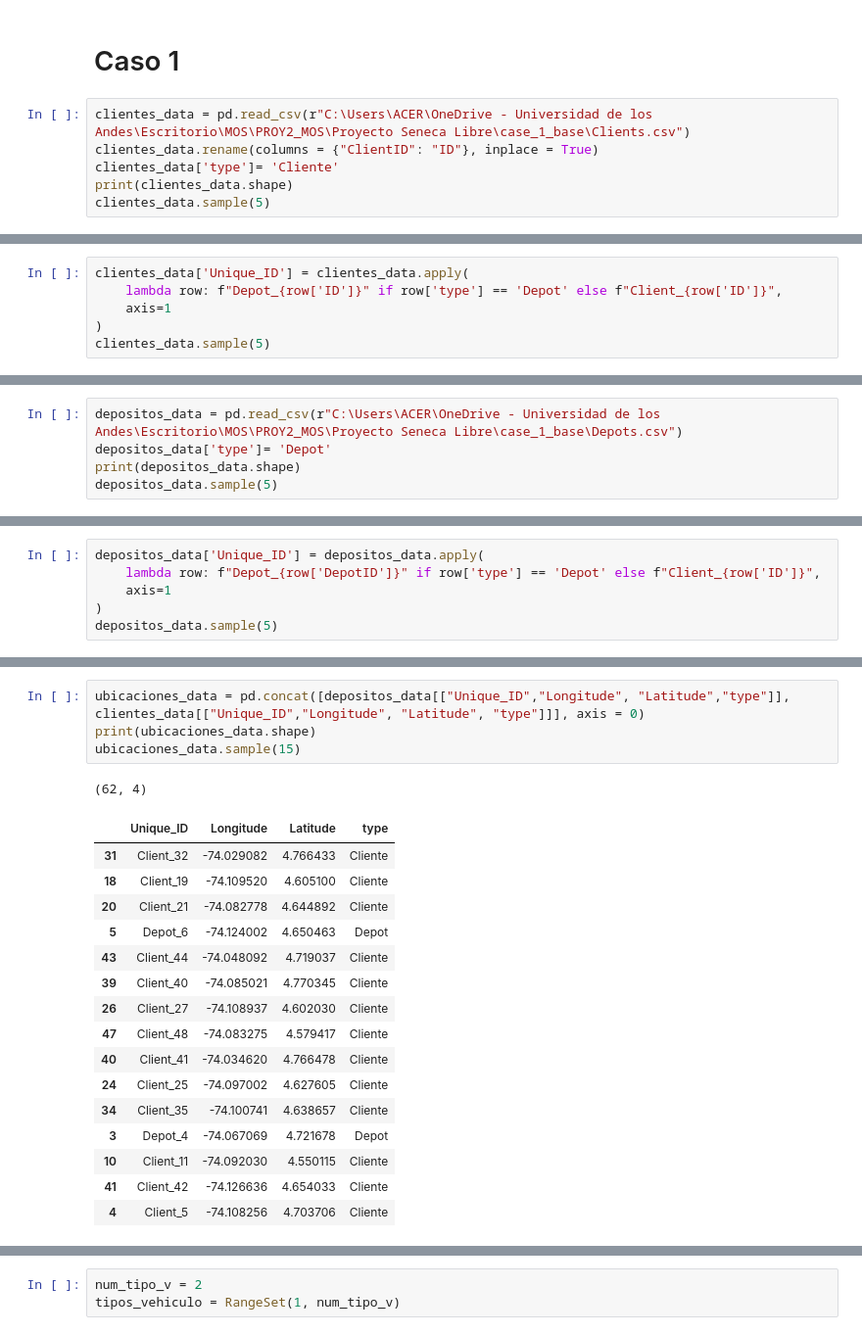
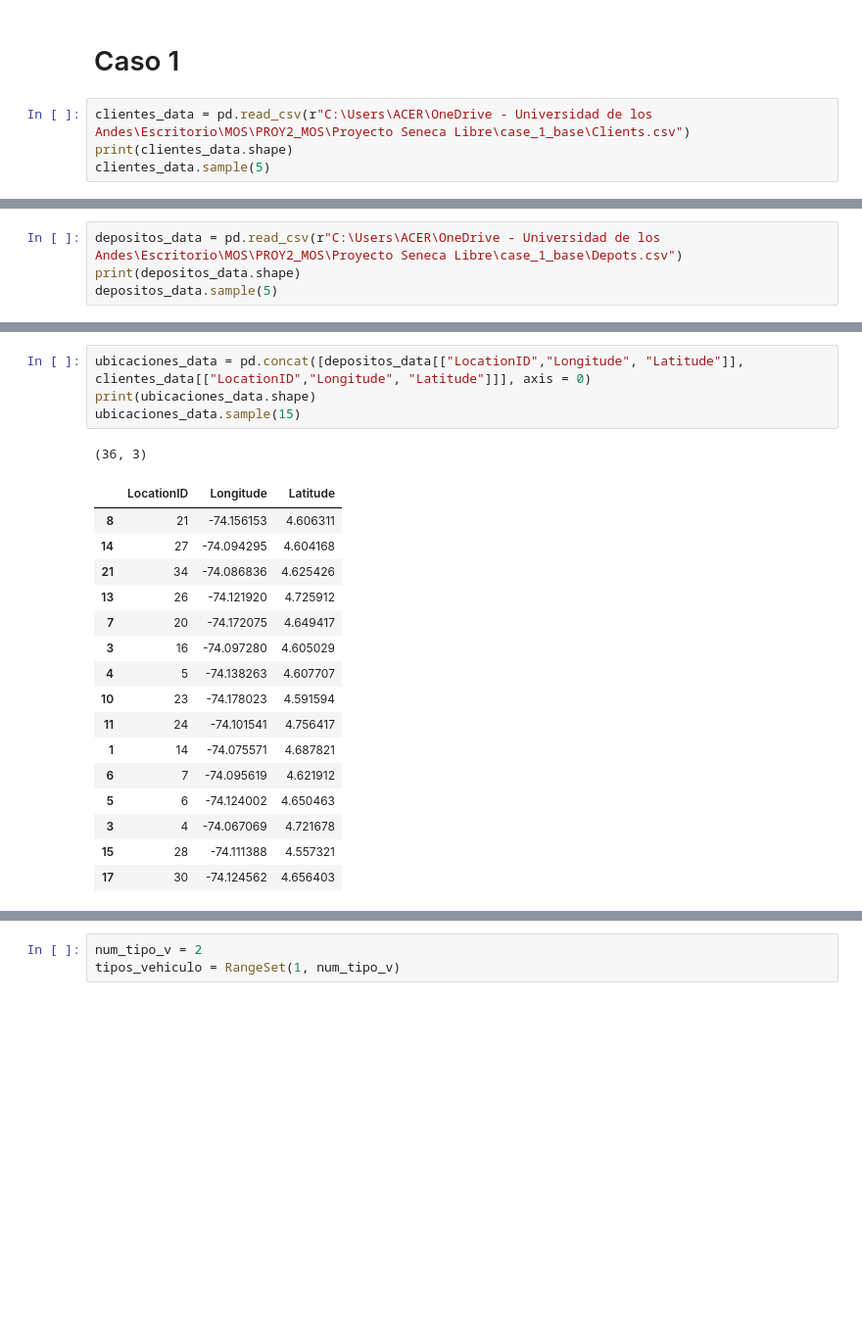
Before and after one commit to Pipeperez1305/PROY2_MOS, a Jupyter notebook: Proyecto Seneca Libre/MOS-Proyecto2.ipynb, the cells around one changed output, grey strips where cells are left out. Shown at 98% size. Cells and saved outputs as stored; diff of their text form; blank space fills up the shorter version.

```diff
--- a/Proyecto Seneca Libre/MOS-Proyecto2.ipynb
+++ b/Proyecto Seneca Libre/MOS-Proyecto2.ipynb
@@ -17,8 +17,6 @@ import requests
 # Caso 1
 # %%
 clientes_data = pd.read_csv(r"C:\Users\ACER\OneDrive - Universidad de los Andes\Escritorio\MOS\PROY2_MOS\Proyecto Seneca Libre\case_1_base\Clients.csv")
-clientes_data.rename(columns = {"ClientID": "ID"}, inplace = True)
-clientes_data['type']= 'Cliente'
 print(clientes_data.shape)
 clientes_data.sample(5)
 # %% [output]
@@ -32,6 +29,0 @@ clientes_data.sample(5)
-# %%
-clientes_data['Unique_ID'] = clientes_data.apply(
-    lambda row: f"Depot_{row['ID']}" if row['type'] == 'Depot' else f"Client_{row['ID']}",
-    axis=1
-)
-clientes_data.sample(5)
@@ -45,6 +30,5 @@ clientes_data.sample(5)
 # %%
 depositos_data = pd.read_csv(r"C:\Users\ACER\OneDrive - Universidad de los Andes\Escritorio\MOS\PROY2_MOS\Proyecto Seneca Libre\case_1_base\Depots.csv")
-depositos_data['type']= 'Depot'
 print(depositos_data.shape)
 depositos_data.sample(5)
 # %% [output]
@@ -58,6 +41,0 @@ depositos_data.sample(5)
-# %%
-depositos_data['Unique_ID'] = depositos_data.apply(
-    lambda row: f"Depot_{row['DepotID']}" if row['type'] == 'Depot' else f"Client_{row['ID']}",
-    axis=1
-)
-depositos_data.sample(5)
@@ -71,23 +42,23 @@ depositos_data.sample(5)
 # %%
-ubicaciones_data = pd.concat([depositos_data[["Unique_ID","Longitude", "Latitude","type"]], clientes_data[["Unique_ID","Longitude", "Latitude", "type"]]], axis = 0)
+ubicaciones_data = pd.concat([depositos_data[["LocationID","Longitude", "Latitude"]], clientes_data[["LocationID","Longitude", "Latitude"]]], axis = 0)
 print(ubicaciones_data.shape)
 ubicaciones_data.sample(15)
 # %% [output]
-(62, 4)
+(36, 3)
-|  | Unique_ID | Longitude | Latitude | type |
-| 31 | Client_32 | -74.029082 | 4.766433 | Cliente |
-| 18 | Client_19 | -74.109520 | 4.605100 | Cliente |
-| 20 | Client_21 | -74.082778 | 4.644892 | Cliente |
-| 5 | Depot_6 | -74.124002 | 4.650463 | Depot |
-| 43 | Client_44 | -74.048092 | 4.719037 | Cliente |
-| 39 | Client_40 | -74.085021 | 4.770345 | Cliente |
-| 26 | Client_27 | -74.108937 | 4.602030 | Cliente |
-| 47 | Client_48 | -74.083275 | 4.579417 | Cliente |
-| 40 | Client_41 | -74.034620 | 4.766478 | Cliente |
-| 24 | Client_25 | -74.097002 | 4.627605 | Cliente |
-| 34 | Client_35 | -74.100741 | 4.638657 | Cliente |
-| 3 | Depot_4 | -74.067069 | 4.721678 | Depot |
-| 10 | Client_11 | -74.092030 | 4.550115 | Cliente |
-| 41 | Client_42 | -74.126636 | 4.654033 | Cliente |
-| 4 | Client_5 | -74.108256 | 4.703706 | Cliente |
+|  | LocationID | Longitude | Latitude |
+| 8 | 21 | -74.156153 | 4.606311 |
+| 14 | 27 | -74.094295 | 4.604168 |
+| 21 | 34 | -74.086836 | 4.625426 |
+| 13 | 26 | -74.121920 | 4.725912 |
+| 7 | 20 | -74.172075 | 4.649417 |
+| 3 | 16 | -74.097280 | 4.605029 |
+| 4 | 5 | -74.138263 | 4.607707 |
+| 10 | 23 | -74.178023 | 4.591594 |
+| 11 | 24 | -74.101541 | 4.756417 |
+| 1 | 14 | -74.075571 | 4.687821 |
+| 6 | 7 | -74.095619 | 4.621912 |
+| 5 | 6 | -74.124002 | 4.650463 |
+| 3 | 4 | -74.067069 | 4.721678 |
+| 15 | 28 | -74.111388 | 4.557321 |
+| 17 | 30 | -74.124562 | 4.656403 |
 # %%
```
Also changed, not shown: parts of 26 cells of this notebook, 1 other file.
